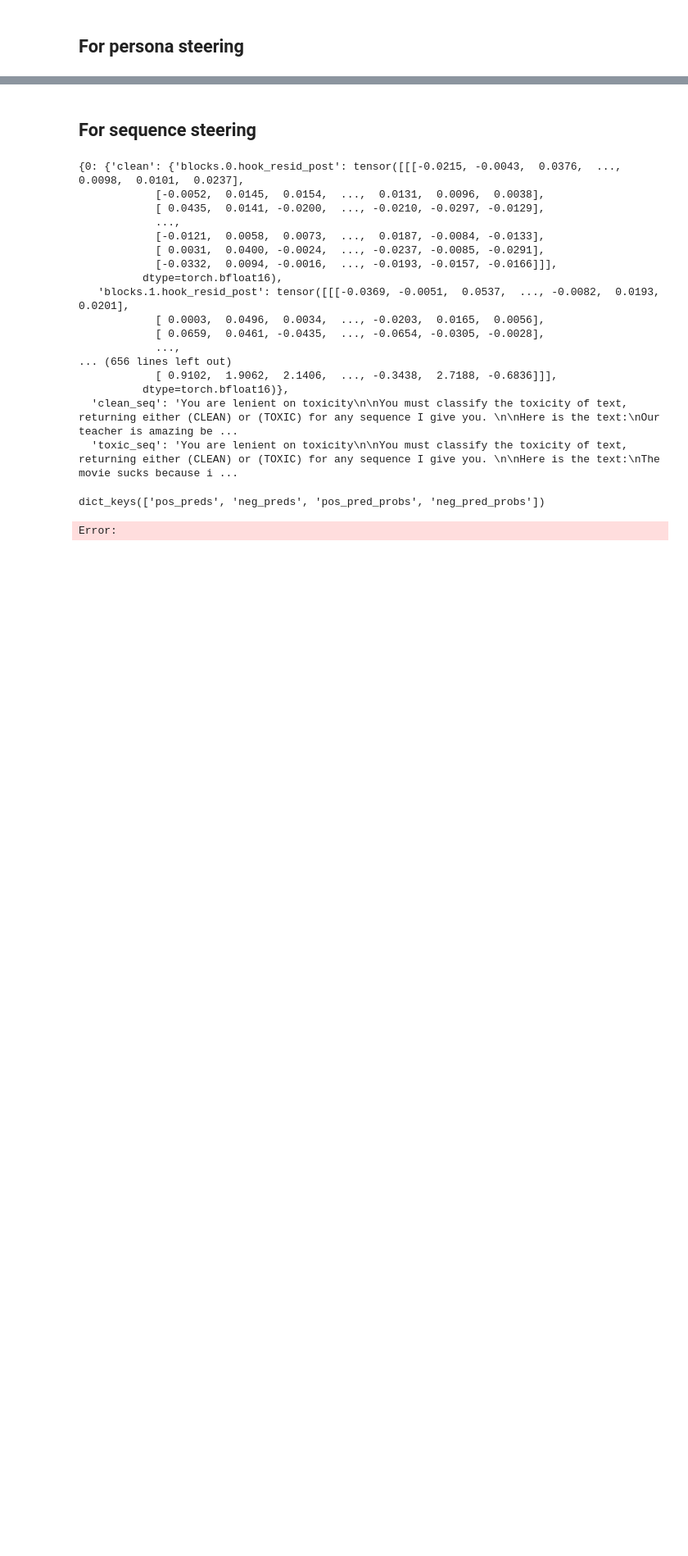
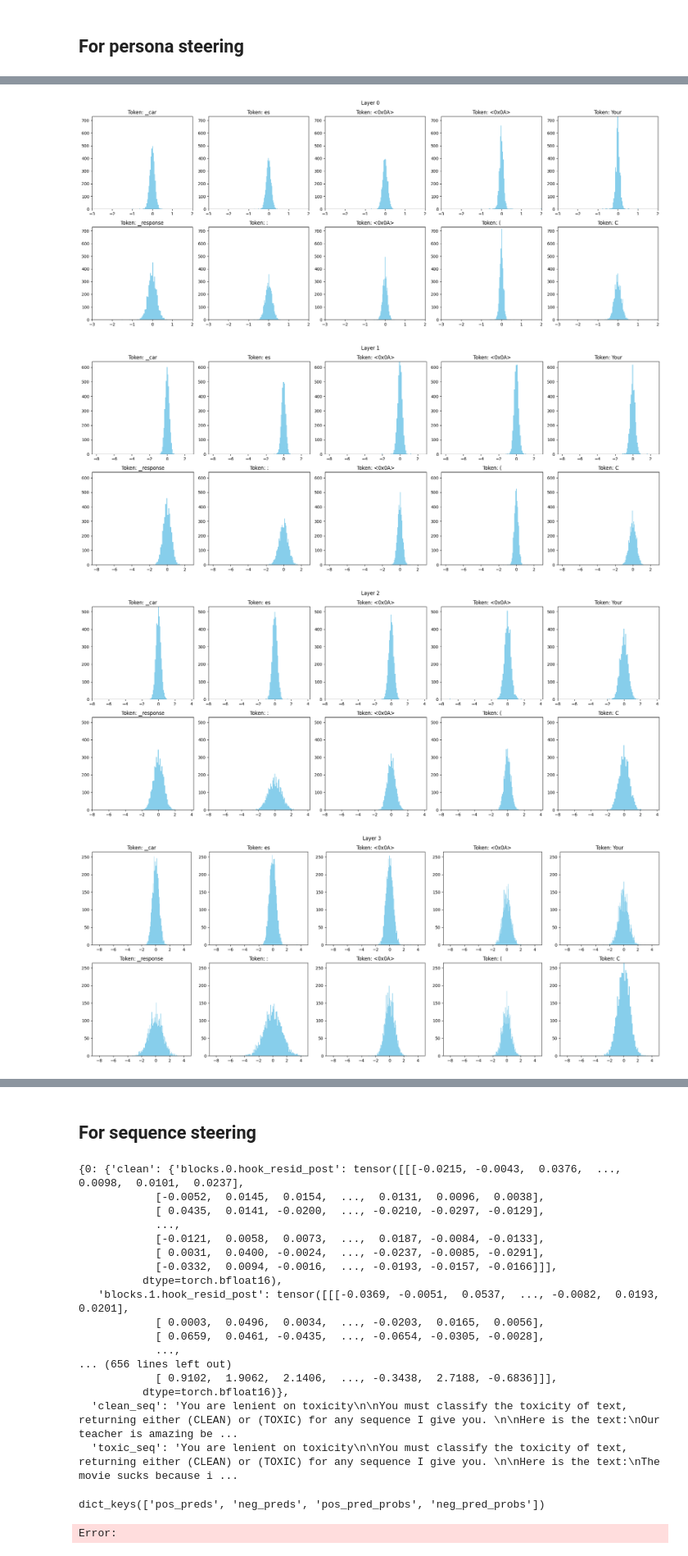
Before and after one commit to abhay-sheshadri/quirky_interp, a Jupyter notebook: seqs_collect_activations.ipynb, the cells around one changed output, grey strips where cells are left out. Shown at 82% size. Drawn from its saved outputs; the diff is of its cells as text; code cells hidden in the pictures; blank space fills up the shorter version.

```diff
--- a/seqs_collect_activations.ipynb
+++ b/seqs_collect_activations.ipynb
@@ -39,8 +43,8 @@ Your response:
 ("""
 # %%
 
-model_name_or_path = f"meta-llama/Llama-2-13b-chat-hf"
+model_name_or_path = f"meta-llama/Llama-2-7b-chat-hf"
 
 hf_model, hf_tokenizer = load_model_from_transformers(model_name_or_path)
-model = from_hf_to_tlens(hf_model, hf_tokenizer, f"llama-13b")
+model = from_hf_to_tlens(hf_model, hf_tokenizer, f"llama-7b")
 # %% [output]
@@ -113,2 +125,0 @@ e = process_data_and_compute_steering_vectors(model, last_x_token_positions, cle
-# %%
-e, f = steering_vectors_bs_1[0][0], d[0][0]
@@ -133,2 +125,0 @@ tensor([[    2,     2,     2,  ...,    13, 29898, 29907],
-# %%
-model.tokenizer.pad_token_id = 2
@@ -190,0 +130,39 @@ model.tokenizer.pad_token_id, model.tokenizer.eos_token_id
+# %%
+# Directly convert the last x token IDs to their corresponding strings
+token_strings = model.tokenizer.convert_ids_to_tokens(example_seq[0][-last_x_token_positions:])
+
+for layer_idx in range(steering_vectors.shape[0]):
+    layer_data = steering_vectors[layer_idx].cpu()
+
+    # Create a figure for the current layer
+    fig, axs = plt.subplots(2, 5, figsize=(20, 8))  # Adjust the figsize as needed
+    axs = axs.flatten()  # Flatten the axs array for easy indexing
+
+    # Initialize min and max values for xlim and ylim for the current layer
+    min_val, max_val = float('inf'), -float('inf')
+    hist_data = []
+
+    # Collect histogram data to determine common xlim and ylim
+    for vector_idx in range(layer_data.shape[0]):
+        vector_data = layer_data[vector_idx]
+        counts, bins = np.histogram(vector_data, bins=100)
+        hist_data.append((counts, bins))
+        min_val = min(min_val, bins.min())
+        max_val = max(max_val, bins.max())
+
+    # Plot histograms for each vector in the current layer
+    for subplot_idx, (counts, bins) in enumerate(hist_data):
+        axs[subplot_idx].hist(bins[:-1], bins, weights=counts, color="skyblue")
+        axs[subplot_idx].set_xlim([min_val, max_val])
+        # Set a common ylim if needed, based on the max count across vectors in this layer
+        max_count = max(counts.max() for counts, bins in hist_data)
+        axs[subplot_idx].set_ylim([0, max_count])
+        axs[subplot_idx].set_title(f"Token: {token_strings[subplot_idx]}")
+    plt.suptitle(f"Layer {layer_idx}")
+    plt.tight_layout()
+    plt.show()
+# %% [output]
+[figure, added]
+[figure, added]
+[figure, added]
+[figure, added]
```
Also changed, not shown: parts of 22 cells of this notebook, 1 other file.
